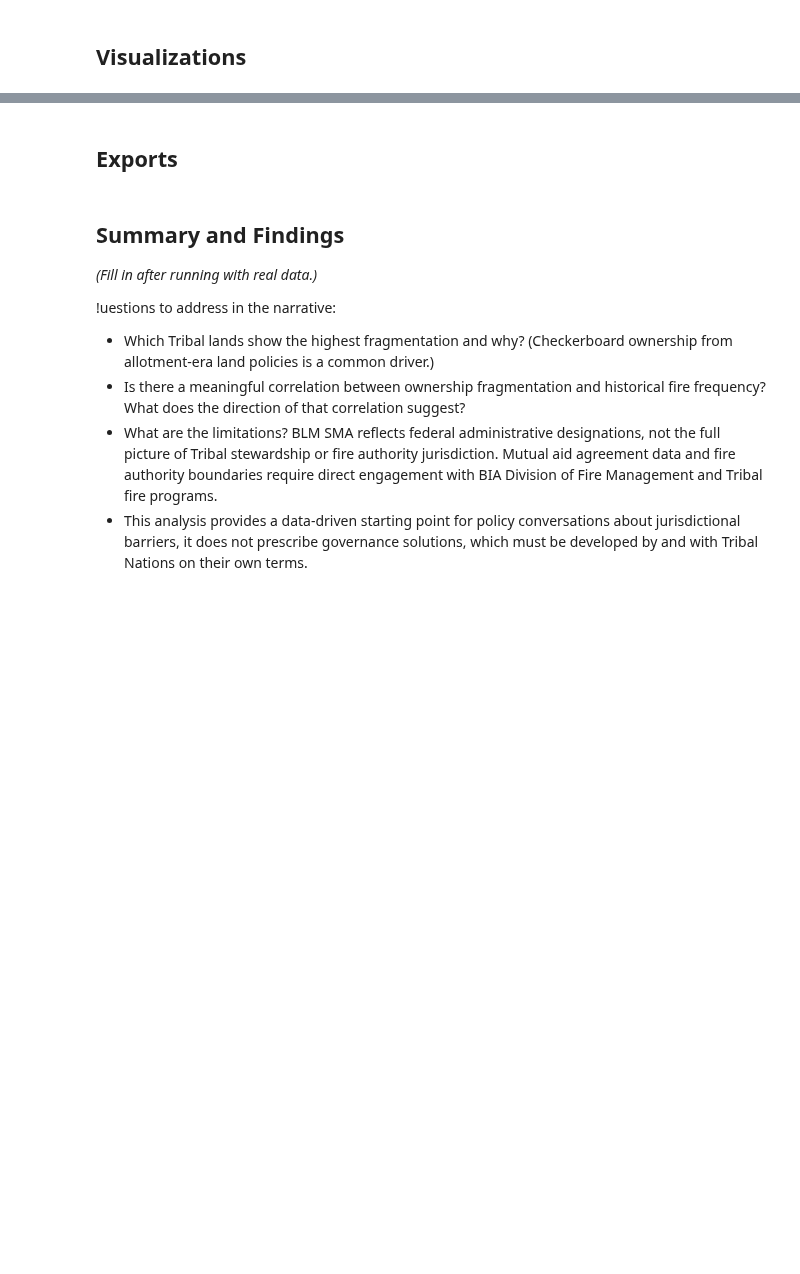
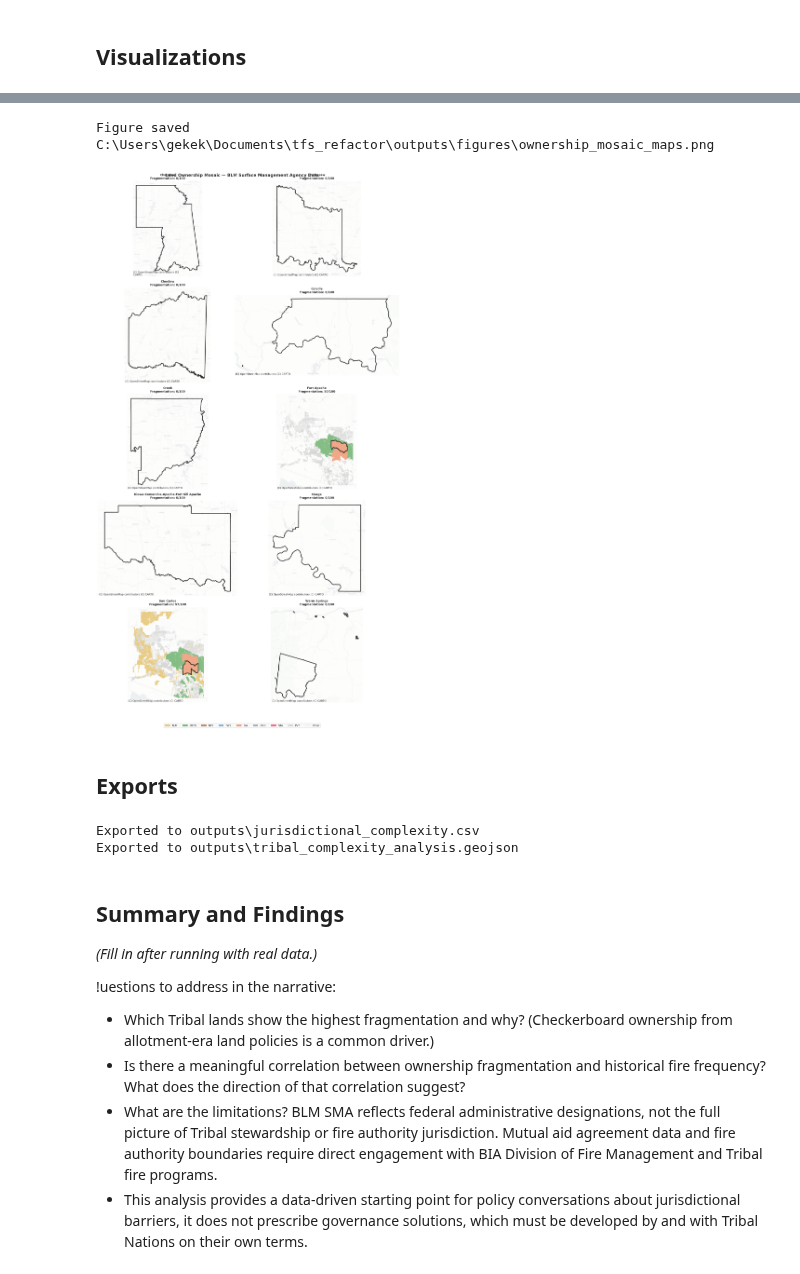
Before and after one commit to daearconsulting/tribal_fire_science, a Jupyter notebook: notebooks/jurisdictional_complexity_analysis.ipynb, the cells around one changed output, grey strips where cells are left out. Cells and saved outputs as stored; diff of their text form; code cells hidden in the pictures; blank space fills up the shorter version.

Commit message:
finish jur complexity

```diff
--- a/notebooks/jurisdictional_complexity_analysis.ipynb
+++ b/notebooks/jurisdictional_complexity_analysis.ipynb
@@ -160,9 +173,34 @@ print(r.text[:500])
-# %%
-r = requests.get(
-    "https://gis.blm.gov/arcgis/rest/services/lands/BLM_Natl_SMA_LimitedScale/MapServer/1",
-    params={"f": "json"},
-    timeout=30,
-)
-data = r.json()
-for f in data.get("fields", []):
-    print(f["name"], "—", f["type"])
+# %%
+test = loaders.load_blm_sma(bbox=bbox, force_refresh=True)
+print(len(test))
+print(test.head())
+# %%
+# BLM SMA: process one Tribal land at a time to avoid large bbox failures
+# The SMA dataset is dense; querying per-tribe bbox is more reliable.
+
+all_sma = []
+BUF = 0.3  # degrees buffer around each Tribal land for context
+
+for _, tribe in tribal_lands.iterrows():
+    tb   = tribe.geometry.bounds
+    bbox = (tb[0]-BUF, tb[1]-BUF, tb[2]+BUF, tb[3]+BUF)
+    try:
+        sma = loaders.load_blm_sma(bbox=bbox)
+        sma["tribal_name"] = tribe["NAME"]
+        all_sma.append(sma)
+        print(f"  {tribe['NAME']}: {len(sma):,} SMA features")
+    except Exception as e:
+        print(f"  {tribe['NAME']}: failed — {e}")
+
+if all_sma:
+    ownership = pd.concat(all_sma, ignore_index=True)
+    ownership = gpd.GeoDataFrame(ownership, crs=constants.CRS_GEOGRAPHIC)
+    print(f"\nTotal SMA features loaded: {len(ownership):,}")
+    if "ADMIN_AGENCY_CODE" in ownership.columns:
+        print("\nAgency breakdown:")
+        print(ownership["ADMIN_AGENCY_CODE"].value_counts().head(10).to_string())
+else:
+    raise RuntimeError(
+        "No BLM SMA features loaded. "
+        "Check network access to gis.blm.gov."
+    )
@@ -524,34 +646,37 @@ for idx, (_, tribe_row) in enumerate(tribal_lands.iterrows()):
     try:
         ctx.add_basemap(ax, source=ctx.providers.CartoDB.Positron, alpha=0.4)
     except Exception:
         pass
 
     frag_row = complexity[complexity["NAME"] == name]
     frag_val = frag_row["fragmentation_idx"].iloc[0] if not frag_row.empty else 0
     ax.set_title(f"{name}\nFragmentation: {frag_val:.0f}/100",
                  fontsize=9, fontweight="bold")
     ax.set_axis_off()
 
 for ax in axes[n_tribes:]:
     ax.set_visible(False)
 
 legend_handles = [
     mpatches.Patch(facecolor=c, alpha=0.6, label=a)
     for a, c in AGENCY_COLORS.items()
 ] + [mpatches.Patch(facecolor=DEFAULT_COLOR, alpha=0.5, label="Other")]
 
 fig.legend(
     handles=legend_handles, loc="lower center",
     ncol=len(legend_handles), fontsize=8,
     bbox_to_anchor=(0.5, 0.01),
 )
 plt.suptitle(
-    "Land Ownership Mosaic — BLM Surface Management Agency Data",
+    "Land Ownership Mosaic BLM Surface Management Agency Data",
     fontsize=13, fontweight="bold",
 )
 plt.tight_layout(rect=[0, 0.05, 1, 1])
 charts.save_figure(fig, "outputs/figures/ownership_mosaic_maps.png")
 plt.show()
+# %% [output]
+Figure saved C:\Users\gekek\Documents\tfs_refactor\outputs\figures\ownership_mosaic_maps.png
+[figure, added]
 # %% [markdown]
 ## Exports
 # %%
@@ -564,20 +689,33 @@ exports = {
 for fname, df in exports.items():
     path = constants.OUTPUTS_DIR / fname
     df.to_csv(path, index=False)
-    print(f"Exported → {path.relative_to(REPO_ROOT)}")
+    print(f"Exported to {path.relative_to(REPO_ROOT)}")
 
 # Spatial export
 tribal_with_complexity = tribal_lands.merge(
     complexity.drop(columns=["geometry"], errors="ignore"),
     on="NAME", how="left",
 )
+
+# Export only columns that exist
+desired_cols = [
+    "NAME", "fire_count", "fire_risk_score",
+    "fragmentation_idx", "governance_complexity_score",
+    "complexity_category", "quadrant", "geometry",
+]
+export_cols = [c for c in desired_cols if c in tribal_with_complexity.columns]
+
 geo_path = constants.OUTPUTS_DIR / "tribal_complexity_analysis.geojson"
-tribal_with_complexity[
-    ["NAME", "fire_count", "fire_risk_score",
-     "fragmentation_idx", "governance_complexity_score",
-     "complexity_category", "quadrant", "geometry"]
-].to_file(geo_path, driver="GeoJSON")
+tribal_with_complexity[export_cols].assign(
+    complexity_category=lambda df: df["complexity_category"].astype(str)
+    if "complexity_category" in df.columns else df.get("complexity_category", "N/A"),
+    quadrant=lambda df: df["quadrant"].astype(str)
+    if "quadrant" in df.columns else df.get("quadrant", "N/A"),
+).to_file(geo_path, driver="GeoJSON")
 print(f"Exported to {geo_path.relative_to(REPO_ROOT)}")
+# %% [output]
+Exported to outputs\jurisdictional_complexity.csv
+Exported to outputs\tribal_complexity_analysis.geojson
 # %% [markdown]
 ## Summary and Findings
 
```
Also changed, not shown: parts of 13 cells of this notebook, 5 other files.
